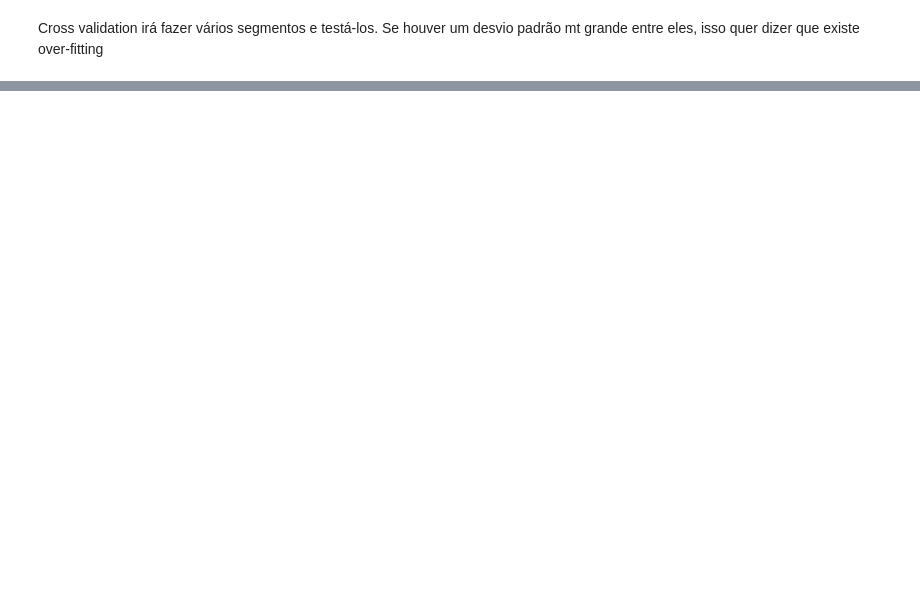
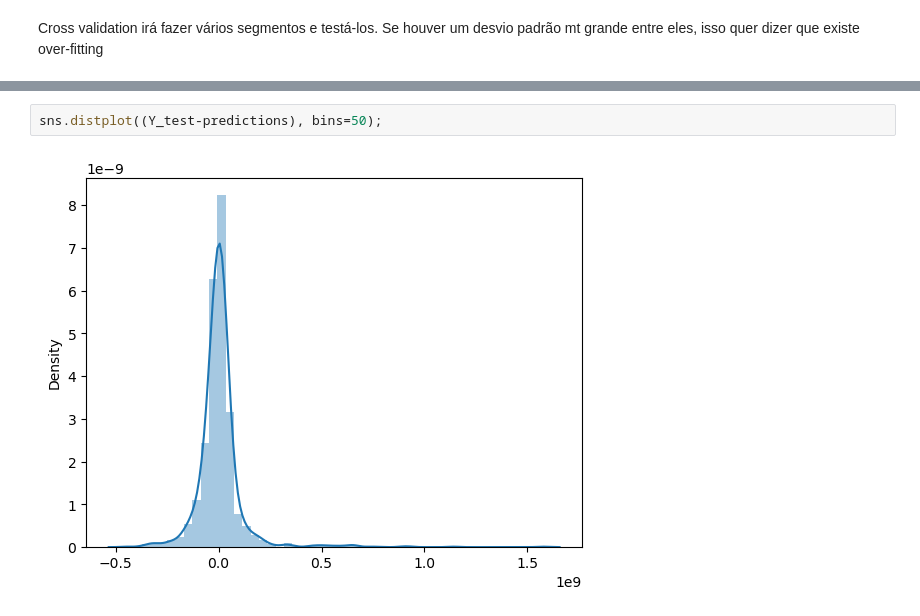
Before and after one commit to vascoliveira2511/DAA, a Jupyter notebook: trabalho/cinema.ipynb, the cells around one changed output, grey strips where cells are left out. Cells and saved outputs as stored; diff of their text form; blank space fills up the shorter version.

```diff
--- a/trabalho/cinema.ipynb
+++ b/trabalho/cinema.ipynb
@@ -341,0 +351,4 @@ desvio padrão: 0.17574822982706093
+# %%
+sns.distplot((Y_test-predictions), bins=50);
+# %% [output]
+[figure, added]
```
Also changed, not shown: parts of 20 cells of this notebook.
